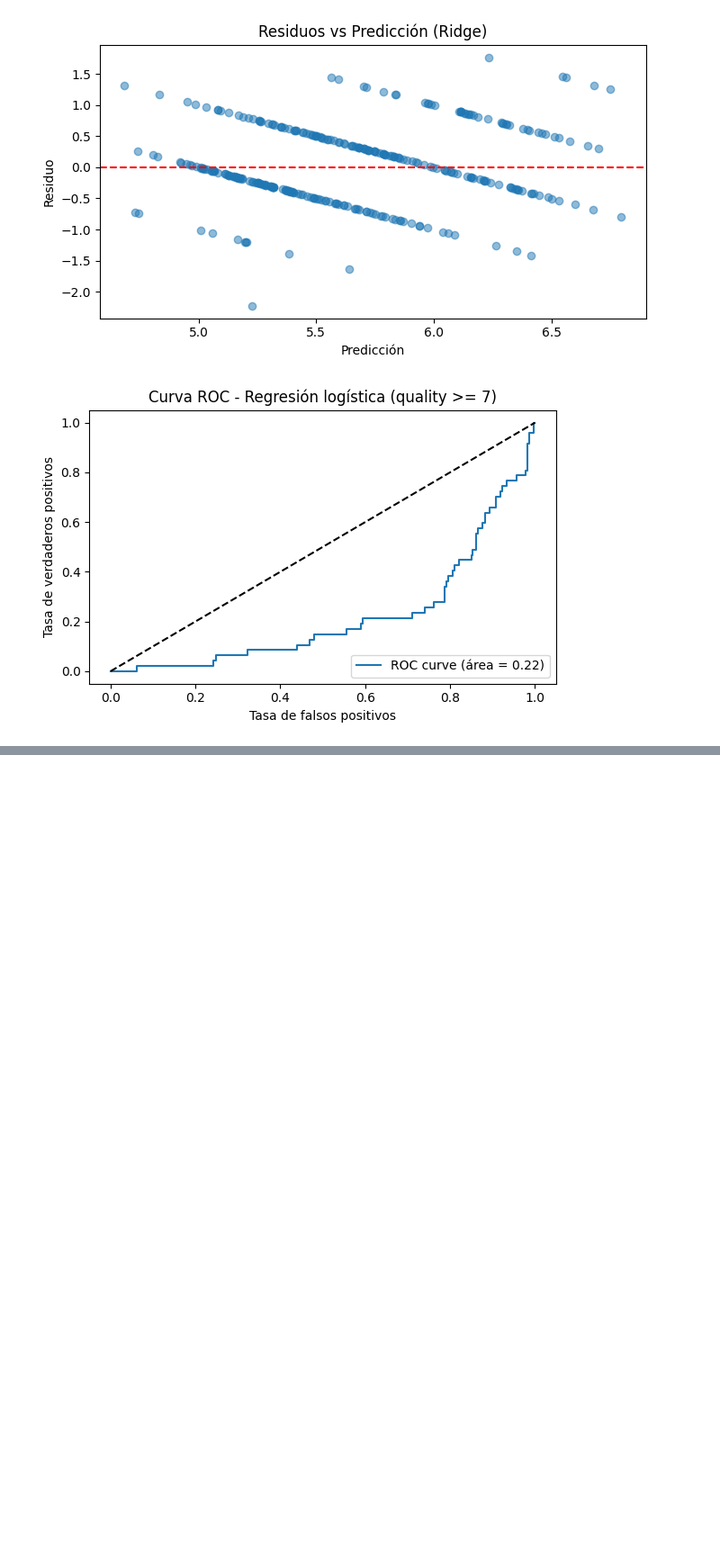
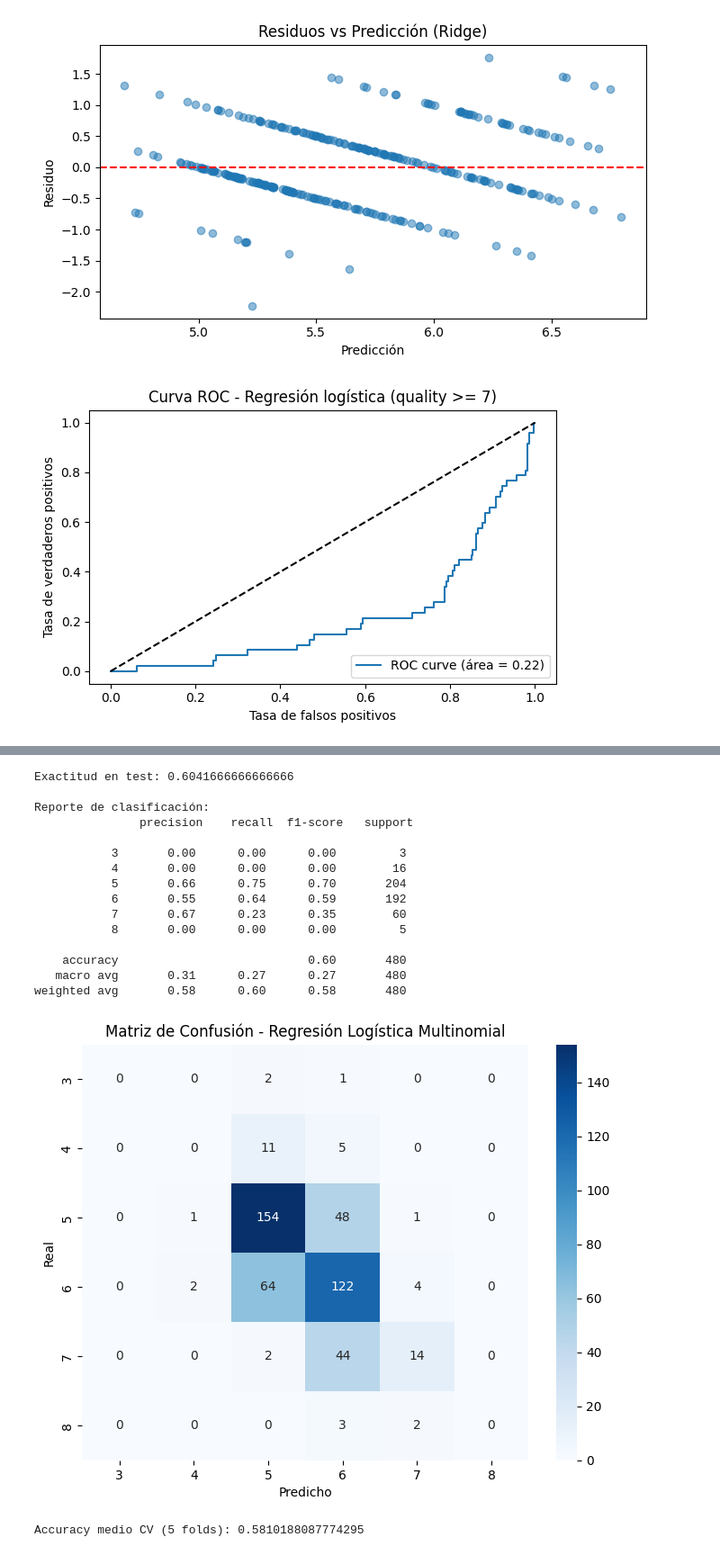
Before and after one commit to matycody/TP-1, a Jupyter notebook: regresion_python.ipynb, the cells around one changed output, grey strips where cells are left out. Shown at 90% size. Saved outputs shown, nothing was run; the diff lists cells and outputs as text; code cells hidden in the pictures; blank space fills up the shorter version.

```diff
--- a/regresion_python.ipynb
+++ b/regresion_python.ipynb
@@ -399,0 +537,78 @@ plt.show()
+# %%
+# --- 0) Librerías
+import pandas as pd
+import numpy as np
+from sklearn.model_selection import train_test_split, cross_val_score
+from sklearn.preprocessing import StandardScaler
+from sklearn.linear_model import LogisticRegression
+from sklearn.metrics import classification_report, confusion_matrix, accuracy_score
+import matplotlib.pyplot as plt
+import seaborn as sns
+
+# --- 1) Cargar el dataset
+df = pd.read_csv("winequality-red.csv", sep=";")
+
+# --- 2) Variables predictoras (X) y respuesta (y)
+X = df.drop("quality", axis=1)
+y = df["quality"]
+
+# --- 3) Train-test split (70-30)
+X_train, X_test, y_train, y_test = train_test_split(
+    X, y, test_size=0.3, random_state=42, stratify=y
+)
+
+# --- 4) Escalado (importante para regresión logística)
+scaler = StandardScaler()
+X_train_scaled = scaler.fit_transform(X_train)
+X_test_scaled = scaler.transform(X_test)
+
+# --- 5) Modelo de regresión logística multinomial
+log_reg = LogisticRegression(
+    multi_class="multinomial",
+    solver="lbfgs",
+    max_iter=1000,
+    random_state=42
+)
+
+# --- 6) Entrenamiento
+log_reg.fit(X_train_scaled, y_train)
+
+# --- 7) Predicciones
+y_pred = log_reg.predict(X_test_scaled)
+
+# --- 8) Evaluación
+print("Exactitud en test:", accuracy_score(y_test, y_pred))
+print("\nReporte de clasificación:\n", classification_report(y_test, y_pred))
+
+# --- 9) Matriz de confusión
+cm = confusion_matrix(y_test, y_pred)
+plt.figure(figsize=(8,6))
+sns.heatmap(cm, annot=True, fmt="d", cmap="Blues",
+            xticklabels=np.sort(y.unique()),
+            yticklabels=np.sort(y.unique()))
+plt.xlabel("Predicho")
+plt.ylabel("Real")
+plt.title("Matriz de Confusión - Regresión Logística Multinomial")
+plt.show()
+
+# --- 10) Validación cruzada (accuracy promedio en 5 folds)
+scores = cross_val_score(log_reg, scaler.fit_transform(X), y, cv=5, scoring="accuracy")
+print("Accuracy medio CV (5 folds):", scores.mean())
+# %% [output]
+Exactitud en test: 0.6041666666666666
+
+Reporte de clasificación:
+               precision    recall  f1-score   support
+
+           3       0.00      0.00      0.00         3
+           4       0.00      0.00      0.00        16
+           5       0.66      0.75      0.70       204
+           6       0.55      0.64      0.59       192
+           7       0.67      0.23      0.35        60
+           8       0.00      0.00      0.00         5
+
+    accuracy                           0.60       480
+   macro avg       0.31      0.27      0.27       480
+weighted avg       0.58      0.60      0.58       480
+[figure, added]
+Accuracy medio CV (5 folds): 0.5810188087774295
```
Also changed, not shown: parts of 11 cells of this notebook, 5 other files.
